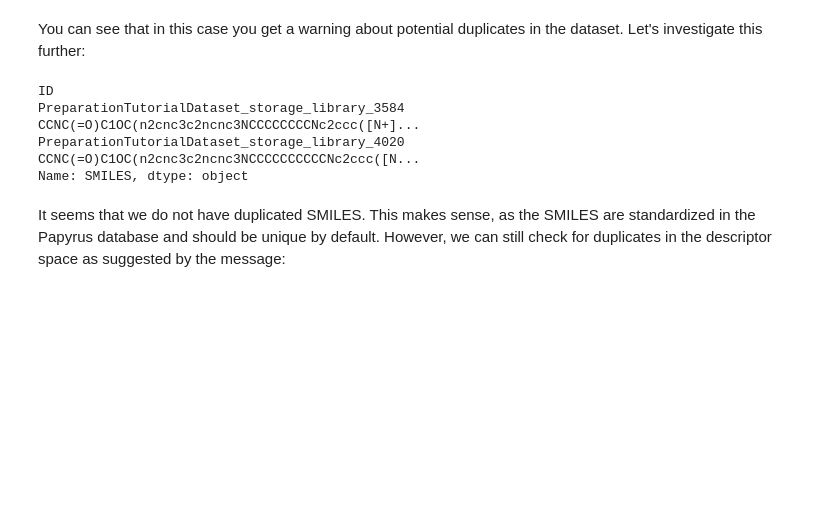
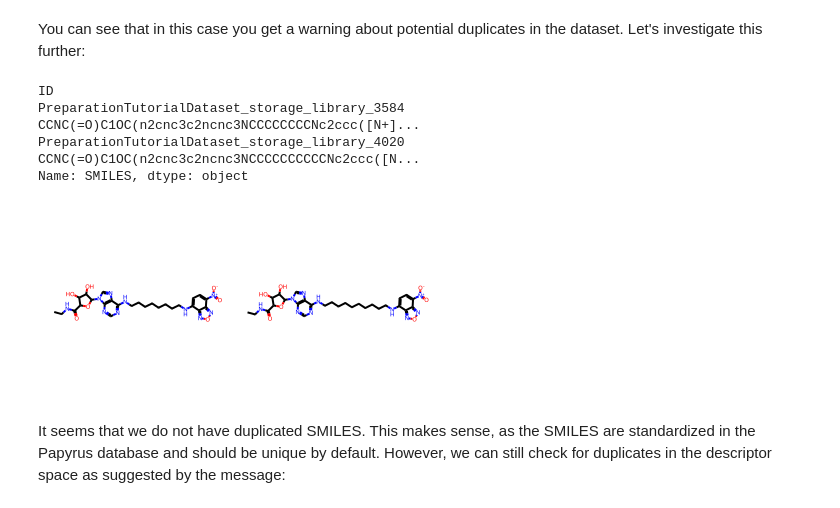
Before and after one commit to CDDLeiden/QSPRpred, a Jupyter notebook: tutorials/basics/data/data_preparation.ipynb, the cells around one changed output. Cells and saved outputs as stored; diff of their text form; code cells hidden in the pictures; blank space fills up the shorter version.

```diff
--- a/tutorials/basics/data/data_preparation.ipynb
+++ b/tutorials/basics/data/data_preparation.ipynb
@@ -90,16 +297,26 @@ dataset.getDF().head()
 # %% [markdown]
 You can see that in this case you get a warning about potential duplicates in the dataset. Let's investigate this further:
-# %%
-duplicate_ids = [
-    "PreparationTutorialDataset_storage_library_3584",
-    "PreparationTutorialDataset_storage_library_4020"
-]
-dataset.getProperty(dataset.smilesProp, ids=duplicate_ids)
-# %% [output]
-ID
-PreparationTutorialDataset_storage_library_3584    CCNC(=O)C1OC(n2cnc3c2ncnc3NCCCCCCCCNc2ccc([N+]...
-PreparationTutorialDataset_storage_library_4020    CCNC(=O)C1OC(n2cnc3c2ncnc3NCCCCCCCCCCNc2ccc([N...
-Name: SMILES, dtype: object
+# %%
+from rdkit import Chem
+from rdkit.Chem import Draw
+
+duplicate_ids = [
+    "PreparationTutorialDataset_storage_library_3584",
+    "PreparationTutorialDataset_storage_library_4020"
+]
+dataset.getProperty(dataset.smilesProp, ids=duplicate_ids)
+
+smiles = dataset.getProperty(dataset.smilesProp, ids=duplicate_ids)
+display(smiles)
+
+img = Draw.MolsToGridImage([Chem.MolFromSmiles(smi) for smi in smiles], molsPerRow=2)
+img
+# %% [output]
+ID
+PreparationTutorialDataset_storage_library_3584    CCNC(=O)C1OC(n2cnc3c2ncnc3NCCCCCCCCNc2ccc([N+]...
+PreparationTutorialDataset_storage_library_4020    CCNC(=O)C1OC(n2cnc3c2ncnc3NCCCCCCCCCCNc2ccc([N...
+Name: SMILES, dtype: object
+[figure, added]
 # %% [markdown]
 It seems that we do not have duplicated SMILES. This makes sense, as the SMILES are standardized in the Papyrus database and should be unique by default. However, we can still check for duplicates in the descriptor space as suggested by the message:
 # %%
```
Also changed, not shown: parts of 53 cells of this notebook.
